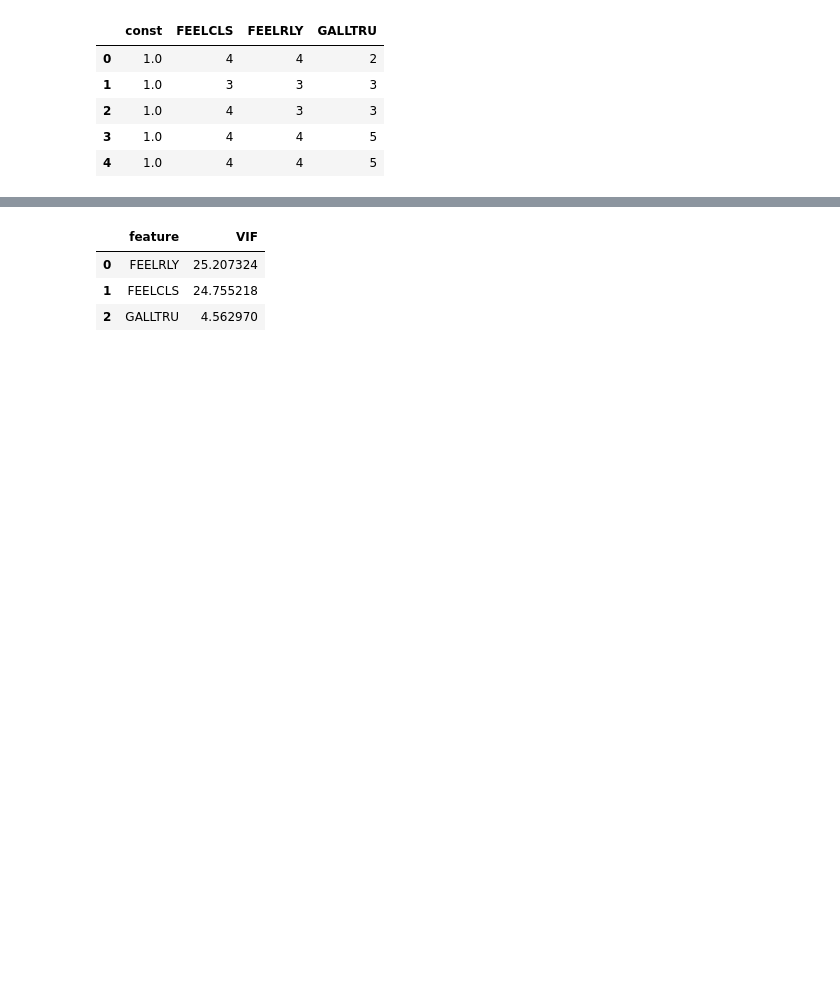
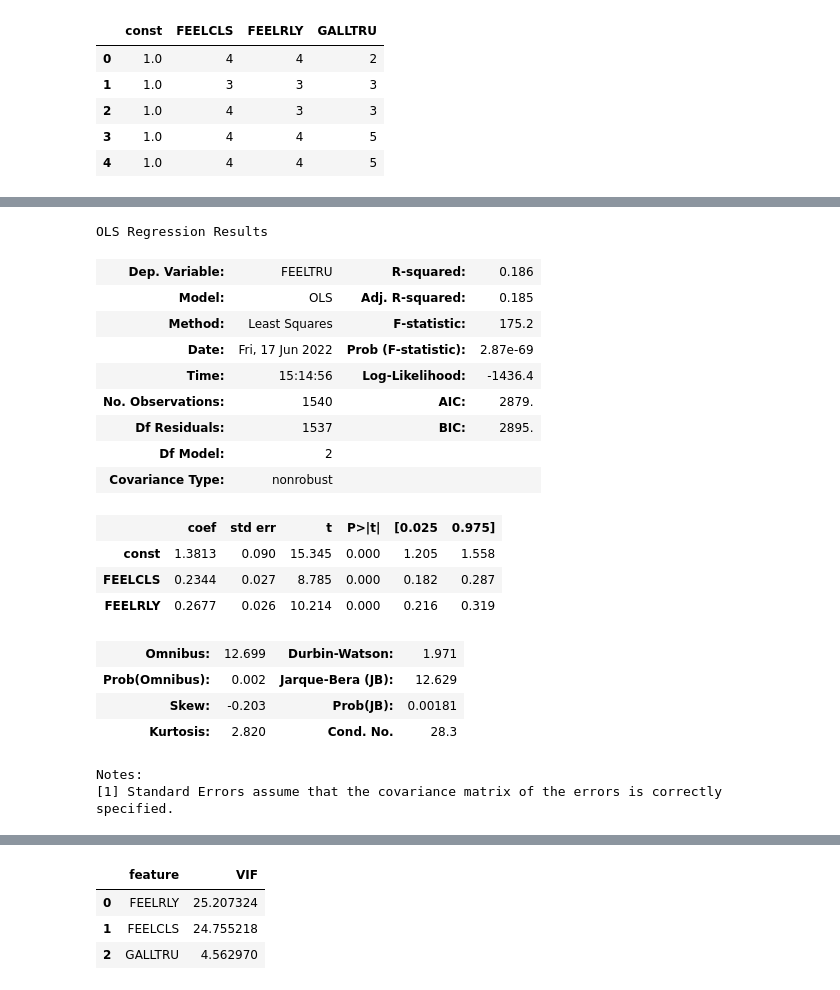
Before and after one commit to Steph-Raider/Economics2020, a Jupyter notebook: FEELTRU_analysis.ipynb, the cells around one changed output, grey strips where cells are left out. Saved outputs shown, nothing was run; the diff lists cells and outputs as text; code cells hidden in the pictures; blank space fills up the shorter version.

```diff
--- a/FEELTRU_analysis.ipynb
+++ b/FEELTRU_analysis.ipynb
@@ -109,3 +109,10 @@ OLS Regression Results
 | Kurtosis: | 2.873 | Cond. No. | 41.0 |
 Notes:
 [1] Standard Errors assume that the covariance matrix of the errors is correctly specified.
+# %%
+y = df['FEELTRU']
+x = df[['FEELCLS',
+        'FEELRLY']]
+
+x = sm.add_constant(x)
+x.head()
@@ -111,0 +126,25 @@ Notes:
+# %%
+model = sm.OLS(y, x) #Ordinary Least Squares
+result = model.fit()
+result.summary()
+# %% [output]
+OLS Regression Results
+| Dep. Variable: | FEELTRU | R-squared: | 0.186 |
+| Model: | OLS | Adj. R-squared: | 0.185 |
+| Method: | Least Squares | F-statistic: | 175.2 |
+| Date: | Fri, 17 Jun 2022 | Prob (F-statistic): | 2.87e-69 |
+| Time: | 15:14:56 | Log-Likelihood: | -1436.4 |
+| No. Observations: | 1540 | AIC: | 2879. |
+| Df Residuals: | 1537 | BIC: | 2895. |
+| Df Model: | 2 |  |  |
+| Covariance Type: | nonrobust |  |  |
+|  | coef | std err | t | P>|t| | [0.025 | 0.975] |
+| const | 1.3813 | 0.090 | 15.345 | 0.000 | 1.205 | 1.558 |
+| FEELCLS | 0.2344 | 0.027 | 8.785 | 0.000 | 0.182 | 0.287 |
+| FEELRLY | 0.2677 | 0.026 | 10.214 | 0.000 | 0.216 | 0.319 |
+| Omnibus: | 12.699 | Durbin-Watson: | 1.971 |
+| Prob(Omnibus): | 0.002 | Jarque-Bera (JB): | 12.629 |
+| Skew: | -0.203 | Prob(JB): | 0.00181 |
+| Kurtosis: | 2.820 | Cond. No. | 28.3 |
+Notes:
+[1] Standard Errors assume that the covariance matrix of the errors is correctly specified.
```
Also changed, not shown: parts of 4 cells of this notebook.
